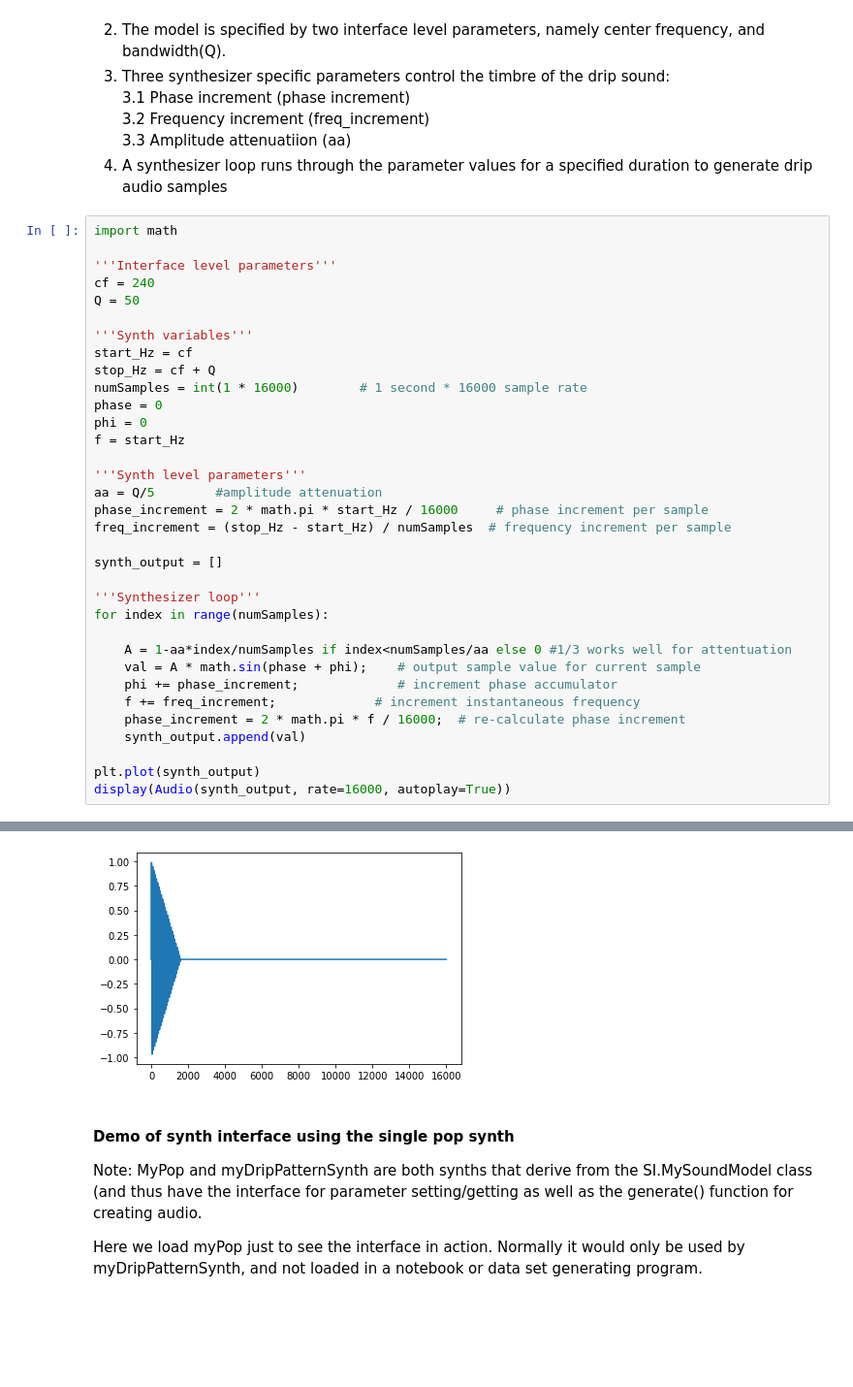
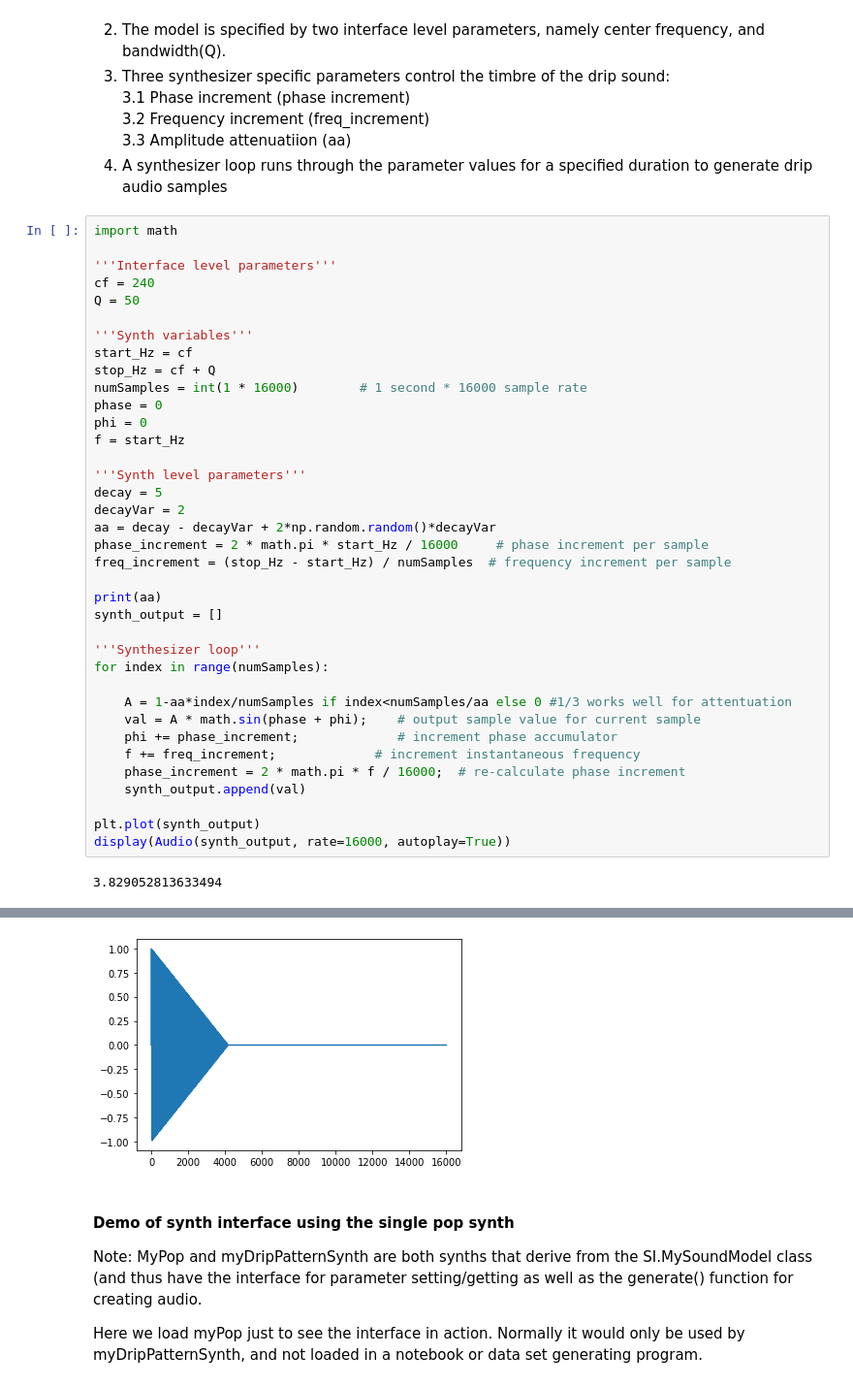
Before and after one commit to prashanthtr/dripTextureDS, a Jupyter notebook: dripTextureVisualization-notebook.ipynb, the cells around one changed output, grey strips where cells are left out. Shown: that part at 97% size. Saved outputs shown, nothing was run; the diff lists cells and outputs as text; blank space fills up the shorter version.

```diff
--- a/dripTextureVisualization-notebook.ipynb
+++ b/dripTextureVisualization-notebook.ipynb
@@ -36,35 +36,39 @@ cf = 240
 Q = 50
 
 '''Synth variables'''
 start_Hz = cf
 stop_Hz = cf + Q
 numSamples = int(1 * 16000)        # 1 second * 16000 sample rate
 phase = 0
 phi = 0
 f = start_Hz
 
 '''Synth level parameters'''
-aa = Q/5        #amplitude attenuation
+decay = 5
+decayVar = 2
+aa = decay - decayVar + 2*np.random.random()*decayVar
 phase_increment = 2 * math.pi * start_Hz / 16000     # phase increment per sample
 freq_increment = (stop_Hz - start_Hz) / numSamples  # frequency increment per sample
 
+print(aa)
 synth_output = []
 
 '''Synthesizer loop'''
 for index in range(numSamples):
 
     A = 1-aa*index/numSamples if index<numSamples/aa else 0 #1/3 works well for attentuation
     val = A * math.sin(phase + phi);    # output sample value for current sample
     phi += phase_increment;             # increment phase accumulator
     f += freq_increment;             # increment instantaneous frequency
     phase_increment = 2 * math.pi * f / 16000;  # re-calculate phase increment
     synth_output.append(val)
 
 plt.plot(synth_output)
 display(Audio(synth_output, rate=16000, autoplay=True))
 # %% [output]
+3.829052813633494
 [interactive output not drawn]
-[figure, old version]
+[figure, new version]
 # %% [markdown]
 #### Demo of synth interface using the single pop synth
 
```
Also changed, not shown: parts of 8 cells of this notebook, 3 other files.
